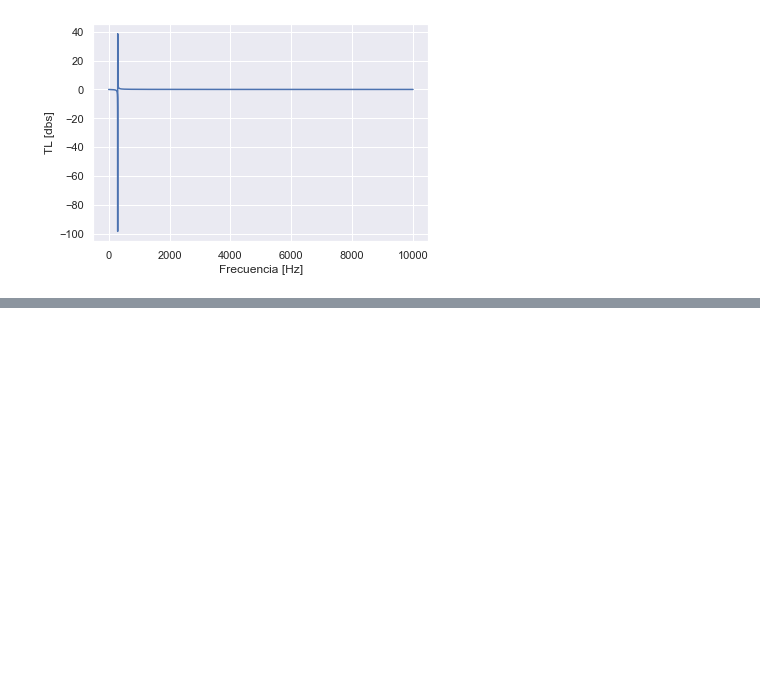
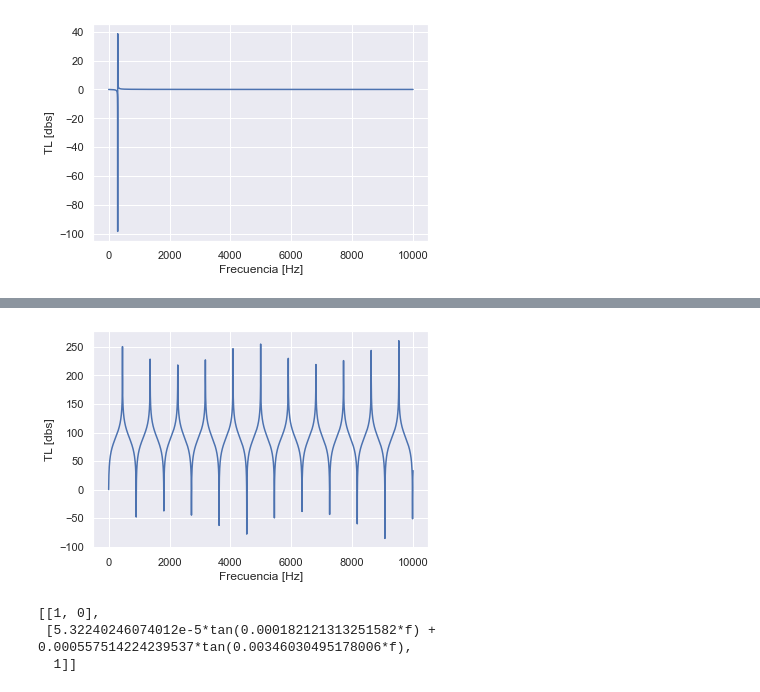
Before and after one commit to tomascufaro/quadrupoles, a Jupyter notebook: cuadripolos_aplication.ipynb, the cells around one changed output, grey strips where cells are left out. Saved outputs shown, nothing was run; the diff lists cells and outputs as text; code cells hidden in the pictures; blank space fills up the shorter version.

Commit message:
adding tubo_recto

```diff
--- a/cuadripolos_aplication.ipynb
+++ b/cuadripolos_aplication.ipynb
@@ -107,0 +120,21 @@ silenciador_total.plot_tl()
+# %%
+tubo_cerrado_l = 0.19
+tubo_cerrado_s = np.pi*0.125*0.6
+tubo_cerrado_s1 = np.pi*0.02**2
+tubo_cerrado = Cuadripolo(tubo_cerrado_s, tubo_cerrado_l, s1 = tubo_cerrado_s1, tipo = 'tubo_cerrado')
+tubo_cerrado.coeficientes()
+tubo_cerrado.obtencion_tl()
+tubo_cerrado.plot_tl()
+# %% [output]
+[figure, added]
+# %%
+#tubo cerrado x extension
+tubo_extension = expansion_extension * tubo_cerrado
+tubo_extension.s1 = np.pi * 0.02 ** 2
+tubo_extension.cuadri
+tubo_extension.obtencion_tl()
+tubo_extension.plot_tl()
+# %% [output]
+[[1, 0],
+ [5.32240246074012e-5*tan(0.000182121313251582*f) + 0.000557514224239537*tan(0.00346030495178006*f),
+  1]]
```
Also changed, not shown: parts of 5 cells of this notebook, 1 other file.
